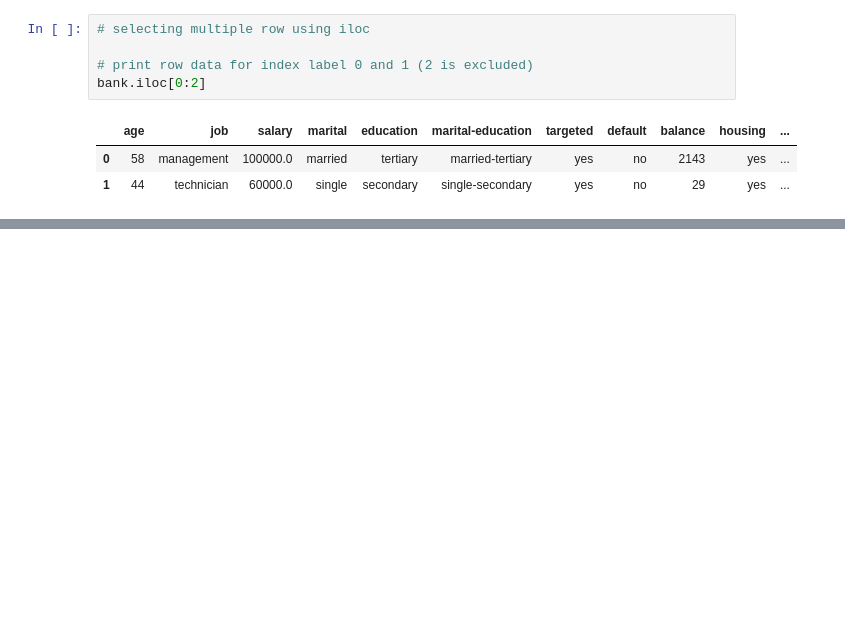
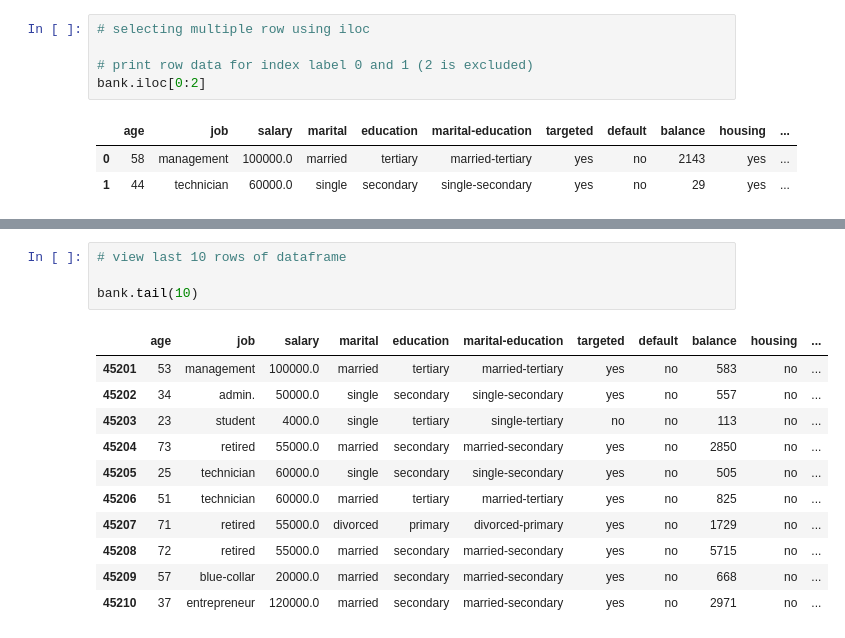
Before and after one commit to AmitAnand93/Data-Science-with-Python, a Jupyter notebook: Intro to Series and Dataframes.ipynb, the cells around one changed output, grey strips where cells are left out. Saved outputs shown, nothing was run; the diff lists cells and outputs as text; blank space fills up the shorter version.

```diff
--- a/Intro to Series and Dataframes.ipynb
+++ b/Intro to Series and Dataframes.ipynb
@@ -295,0 +337,16 @@ bank.iloc[0:2]
+# %%
+# view last 10 rows of dataframe
+
+bank.tail(10)
+# %% [output]
+|  | age | job | salary | marital | education | marital-education | targeted | default | balance | housing | ... |
+| 45201 | 53 | management | 100000.0 | married | tertiary | married-tertiary | yes | no | 583 | no | ... |
+| 45202 | 34 | admin. | 50000.0 | single | secondary | single-secondary | yes | no | 557 | no | ... |
+| 45203 | 23 | student | 4000.0 | single | tertiary | single-tertiary | no | no | 113 | no | ... |
+| 45204 | 73 | retired | 55000.0 | married | secondary | married-secondary | yes | no | 2850 | no | ... |
+| 45205 | 25 | technician | 60000.0 | single | secondary | single-secondary | yes | no | 505 | no | ... |
+| 45206 | 51 | technician | 60000.0 | married | tertiary | married-tertiary | yes | no | 825 | no | ... |
+| 45207 | 71 | retired | 55000.0 | divorced | primary | divorced-primary | yes | no | 1729 | no | ... |
+| 45208 | 72 | retired | 55000.0 | married | secondary | married-secondary | yes | no | 5715 | no | ... |
+| 45209 | 57 | blue-collar | 20000.0 | married | secondary | married-secondary | yes | no | 668 | no | ... |
+| 45210 | 37 | entrepreneur | 120000.0 | married | secondary | married-secondary | yes | no | 2971 | no | ... |
```
Also changed, not shown: parts of 7 cells of this notebook.
